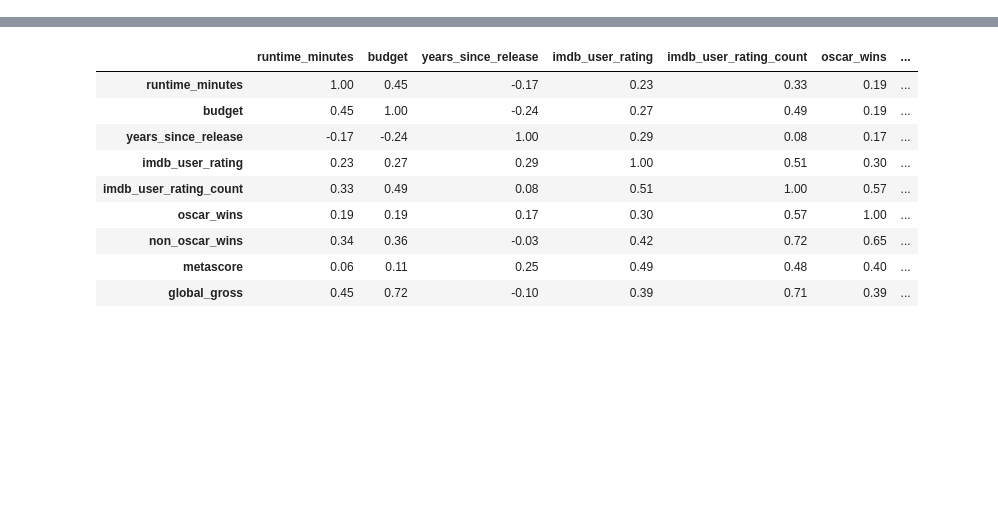
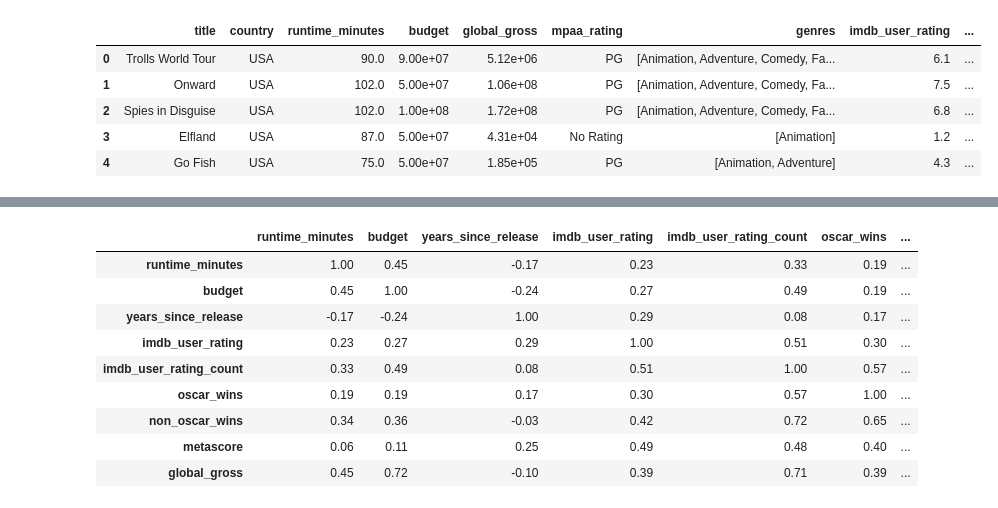
Before and after one commit to binh748/animation-regression, a Jupyter notebook: model_building.ipynb, the cells around one changed output, grey strips where cells are left out. Drawn from its saved outputs; the diff is of its cells as text; code cells hidden in the pictures; blank space fills up the shorter version.

```diff
--- a/model_building.ipynb
+++ b/model_building.ipynb
@@ -43,3 +180,12 @@ with open('cleaned_usa_df.pickle', 'rb') as read_file:
 # %%
 with open('cleaned_japan_df.pickle', 'rb') as read_file:
     japan_df = pickle.load(read_file)
+# %%
+usa_df.head()
+# %% [output]
+|  | title | country | runtime_minutes | budget | global_gross | mpaa_rating | genres | imdb_user_rating | ... |
+| 0 | Trolls World Tour | USA | 90.0 | 9.00e+07 | 5.12e+06 | PG | [Animation, Adventure, Comedy, Fa... | 6.1 | ... |
+| 1 | Onward | USA | 102.0 | 5.00e+07 | 1.06e+08 | PG | [Animation, Adventure, Comedy, Fa... | 7.5 | ... |
+| 2 | Spies in Disguise | USA | 102.0 | 1.00e+08 | 1.72e+08 | PG | [Animation, Adventure, Comedy, Fa... | 6.8 | ... |
+| 3 | Elfland | USA | 87.0 | 5.00e+07 | 4.31e+04 | No Rating | [Animation] | 1.2 | ... |
+| 4 | Go Fish | USA | 75.0 | 5.00e+07 | 1.85e+05 | PG | [Animation, Adventure] | 4.3 | ... |
```
Also changed, not shown: parts of 57 cells of this notebook.
